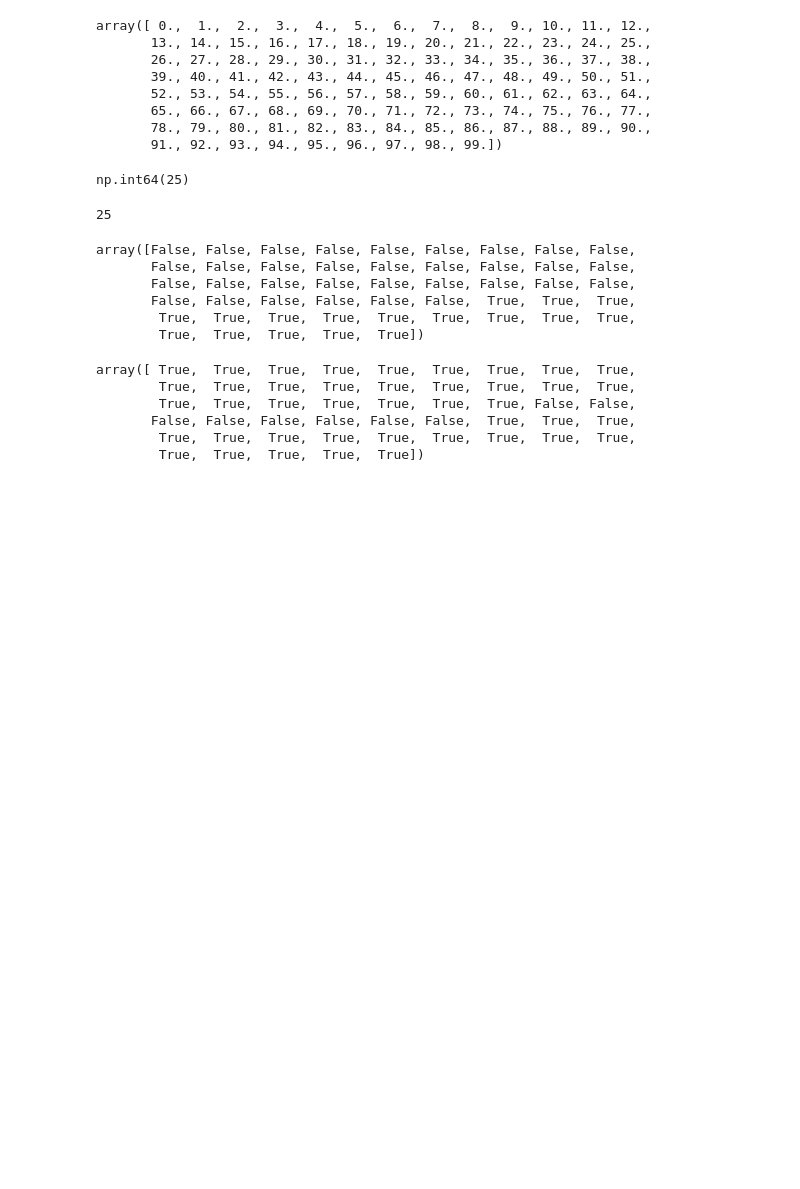
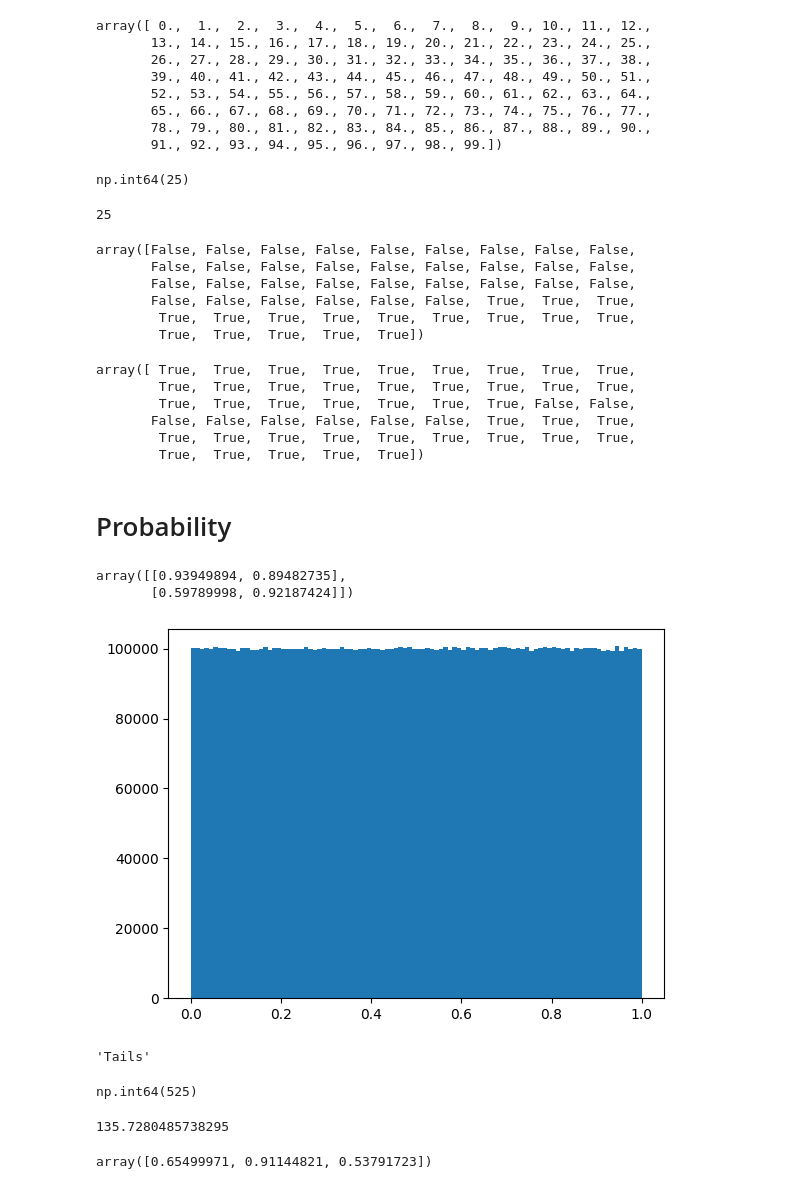
Before and after one commit to parkergeorge30/Phys41, a Jupyter notebook: Phys41-Notes.ipynb, the cells around one changed output. Saved outputs shown, nothing was run; the diff lists cells and outputs as text; code cells hidden in the pictures; blank space fills up the shorter version.

```diff
--- a/Phys41-Notes.ipynb
+++ b/Phys41-Notes.ipynb
@@ -534,3 +534,5 @@ array([ True,  True,  True,  True,  True,  True,  True,  True,  True,
        False, False, False, False, False, False,  True,  True,  True,
         True,  True,  True,  True,  True,  True,  True,  True,  True,
         True,  True,  True,  True,  True])
+# %% [markdown]
+# Probability
@@ -536,0 +542,12 @@ array([ True,  True,  True,  True,  True,  True,  True,  True,  True,
+# %%
+np.random.rand(2,2)
+# %% [output]
+array([[0.93949894, 0.89482735],
+       [0.59789998, 0.92187424]])
+# %%
+list_rand = np.random.rand(int(1e7))
+# %%
+plt.hist(list_rand,bins=100)
+plt.show()
+# %% [output]
+[figure, added]
@@ -536,0 +557,4 @@ array([ True,  True,  True,  True,  True,  True,  True,  True,  True,
+# %%
+mycoin(0.5)
+# %% [output]
+'Tails'
@@ -536,0 +566,4 @@ array([ True,  True,  True,  True,  True,  True,  True,  True,  True,
+# %%
+testcoin.sum()
+# %% [output]
+np.int64(525)
@@ -536,0 +578,4 @@ array([ True,  True,  True,  True,  True,  True,  True,  True,  True,
+# %%
+newuniform(100,1000)
+# %% [output]
+135.7280485738295
@@ -536,0 +584,5 @@ array([ True,  True,  True,  True,  True,  True,  True,  True,  True,
+# %%
+np.random.seed(myseed)
+np.random.rand(3)
+# %% [output]
+array([0.65499971, 0.91144821, 0.53791723])
```
Also changed, not shown: parts of 18 cells of this notebook.
